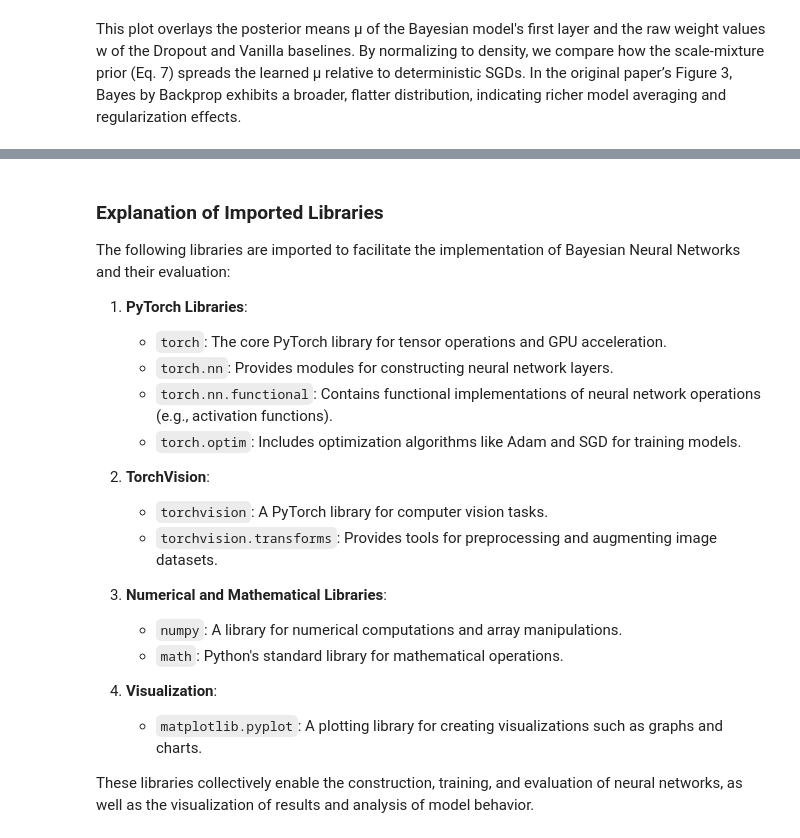
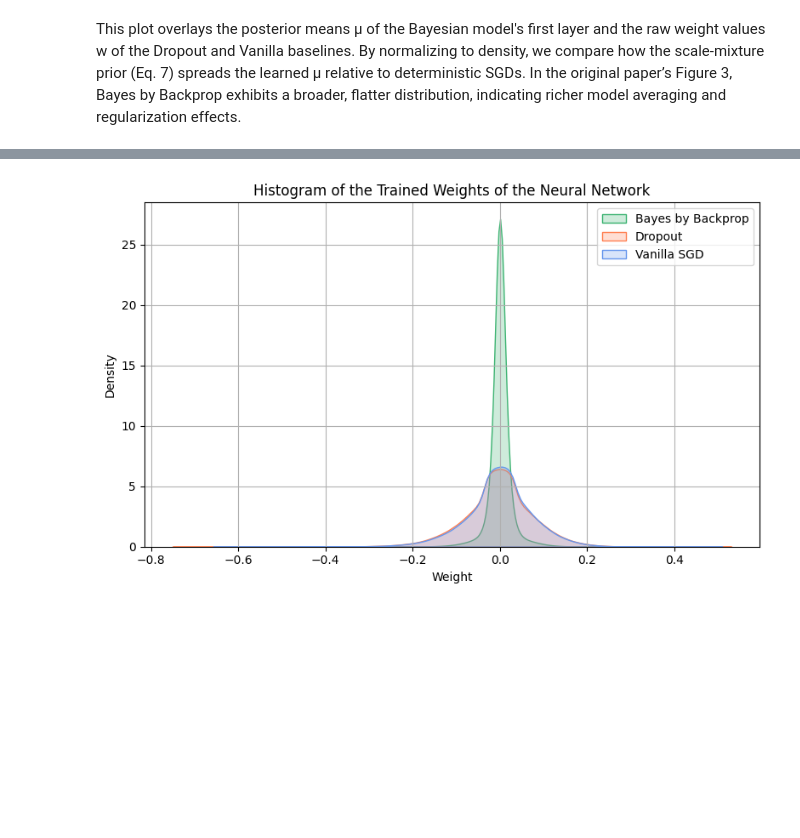
Before and after one commit to kristonova/asi-assignment, a Jupyter notebook: BayesByBackprop_Reproduction-RAHMANTO-v1.ipynb, the cells around one changed output, grey strips where cells are left out. Cells and saved outputs as stored; diff of their text form; code cells hidden in the pictures; blank space fills up the shorter version.

```diff
--- a/BayesByBackprop_Reproduction-RAHMANTO-v1.ipynb
+++ b/BayesByBackprop_Reproduction-RAHMANTO-v1.ipynb
@@ -457,23 +463,36 @@ plt.show()
-# %% [markdown]
-### Explanation of Imported Libraries
-
-The following libraries are imported to facilitate the implementation of Bayesian Neural Networks and their evaluation:
-
-1. **PyTorch Libraries**:
-   - `torch`: The core PyTorch library for tensor operations and GPU acceleration.
-   - `torch.nn`: Provides modules for constructing neural network layers.
-   - `torch.nn.functional`: Contains functional implementations of neural network operations (e.g., activation functions).
-   - `torch.optim`: Includes optimization algorithms like Adam and SGD for training models.
-
-2. **TorchVision**:
-   - `torchvision`: A PyTorch library for computer vision tasks.
-   - `torchvision.transforms`: Provides tools for preprocessing and augmenting image datasets.
-
-3. **Numerical and Mathematical Libraries**:
-   - `numpy`: A library for numerical computations and array manipulations.
-   - `math`: Python's standard library for mathematical operations.
-
-4. **Visualization**:
-   - `matplotlib.pyplot`: A plotting library for creating visualizations such as graphs and charts.
-
-These libraries collectively enable the construction, training, and evaluation of neural networks, as well as the visualization of results and analysis of model behavior.
+# %%
+import numpy as np
+import matplotlib.pyplot as plt
+import seaborn as sns
+
+# Bayes: Ambil beberapa sampel
+mu = bayes_model.fc1.mu_weight.data.cpu().numpy()
+rho = bayes_model.fc1.rho_weight.data.cpu().numpy()
+sigma = np.log1p(np.exp(rho))
+
+samples = []
+for _ in range(100):
+    eps = np.random.randn(*mu.shape)
+    sample = mu + sigma * eps
+    samples.append(sample.flatten())
+bayes_samples_concat = np.concatenate(samples)
+
+# Dropout & Vanilla
+dropout_weights = dropout_model.fc1.weight.data.cpu().numpy().flatten()
+vanilla_weights = vanilla_model.fc1.weight.data.cpu().numpy().flatten()
+
+# Plot KDE dengan bandwidth lembut
+plt.figure(figsize=(8, 5))
+sns.kdeplot(bayes_samples_concat, fill=True, label='Bayes by Backprop', bw_adjust=2.0, color='mediumseagreen')
+sns.kdeplot(dropout_weights, fill=True, label='Dropout', bw_adjust=1.5, color='coral')
+sns.kdeplot(vanilla_weights, fill=True, label='Vanilla SGD', bw_adjust=1.5, color='cornflowerblue')
+
+plt.title("Histogram of the Trained Weights of the Neural Network")
+plt.xlabel("Weight")
+plt.ylabel("Density")
+plt.legend()
+plt.grid(True)
+plt.tight_layout()
+plt.show()
+# %% [output]
+[figure, added]
```
Also changed, not shown: parts of 8 cells of this notebook.
